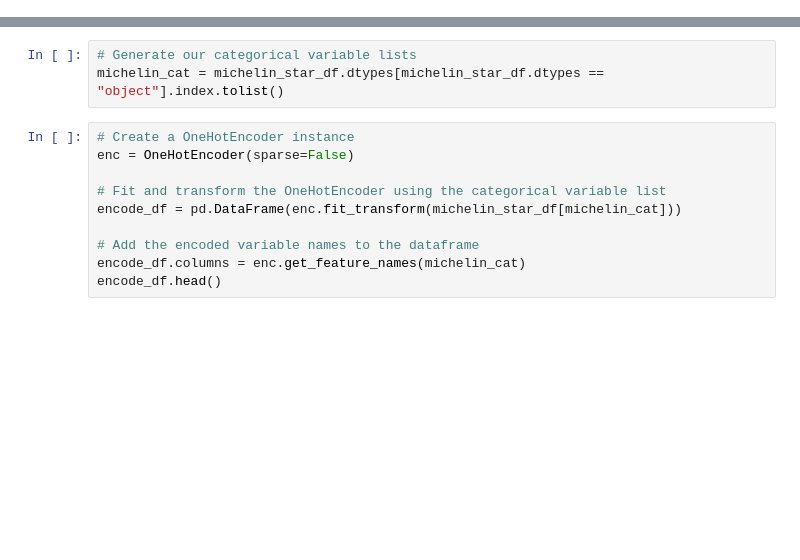
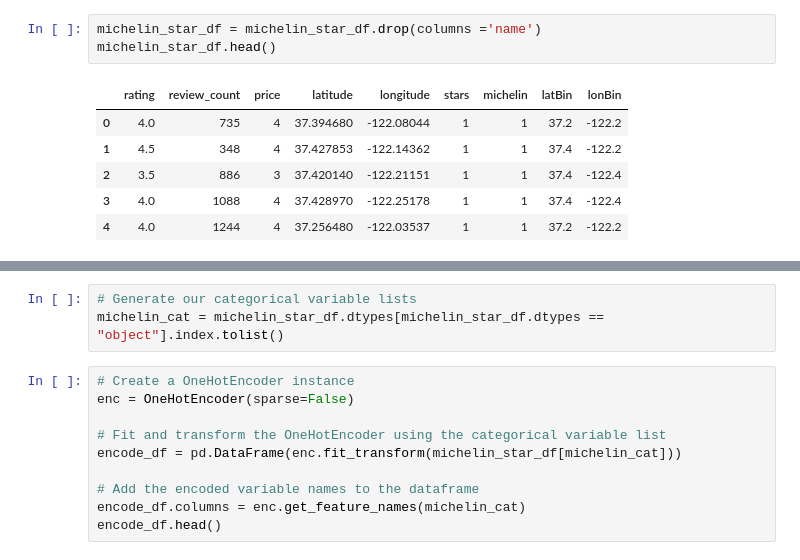
Before and after one commit to asherfsullivan/michelin_map, a Jupyter notebook: Machine_Learning_Mockup.ipynb, the cells around one changed output, grey strips where cells are left out. Saved outputs shown, nothing was run; the diff lists cells and outputs as text; blank space fills up the shorter version.

```diff
--- a/Machine_Learning_Mockup.ipynb
+++ b/Machine_Learning_Mockup.ipynb
@@ -60,3 +37,13 @@ michelin_star_df.head()
+# %%
+michelin_star_df = michelin_star_df.drop(columns ='name')
+michelin_star_df.head()
+# %% [output]
+|  | rating | review_count | price | latitude | longitude | stars | michelin | latBin | lonBin |
+| 0 | 4.0 | 735 | 4 | 37.394680 | -122.08044 | 1 | 1 | 37.2 | -122.2 |
+| 1 | 4.5 | 348 | 4 | 37.427853 | -122.14362 | 1 | 1 | 37.4 | -122.2 |
+| 2 | 3.5 | 886 | 3 | 37.420140 | -122.21151 | 1 | 1 | 37.4 | -122.4 |
+| 3 | 4.0 | 1088 | 4 | 37.428970 | -122.25178 | 1 | 1 | 37.4 | -122.4 |
+| 4 | 4.0 | 1244 | 4 | 37.256480 | -122.03537 | 1 | 1 | 37.2 | -122.2 |
 # %%
 # Determine the number of unique values in each column.
 michelin_star_df.nunique()
```
Also changed, not shown: parts of 27 cells of this notebook.
